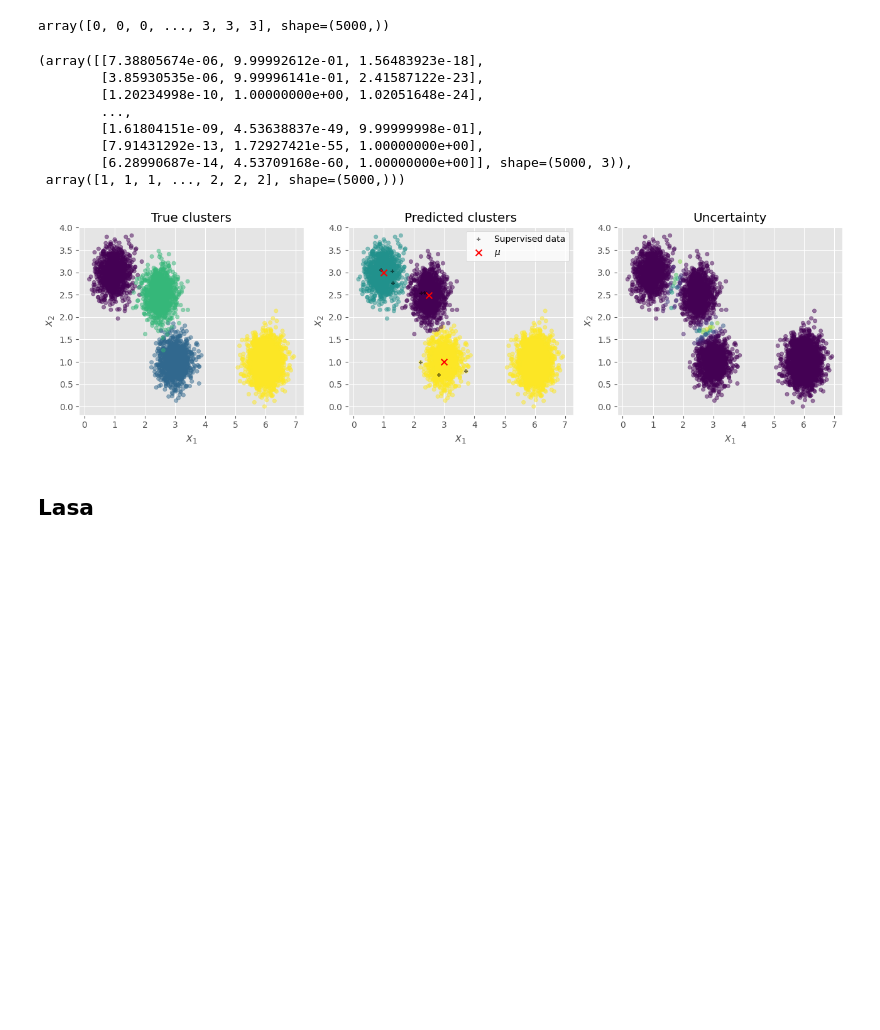
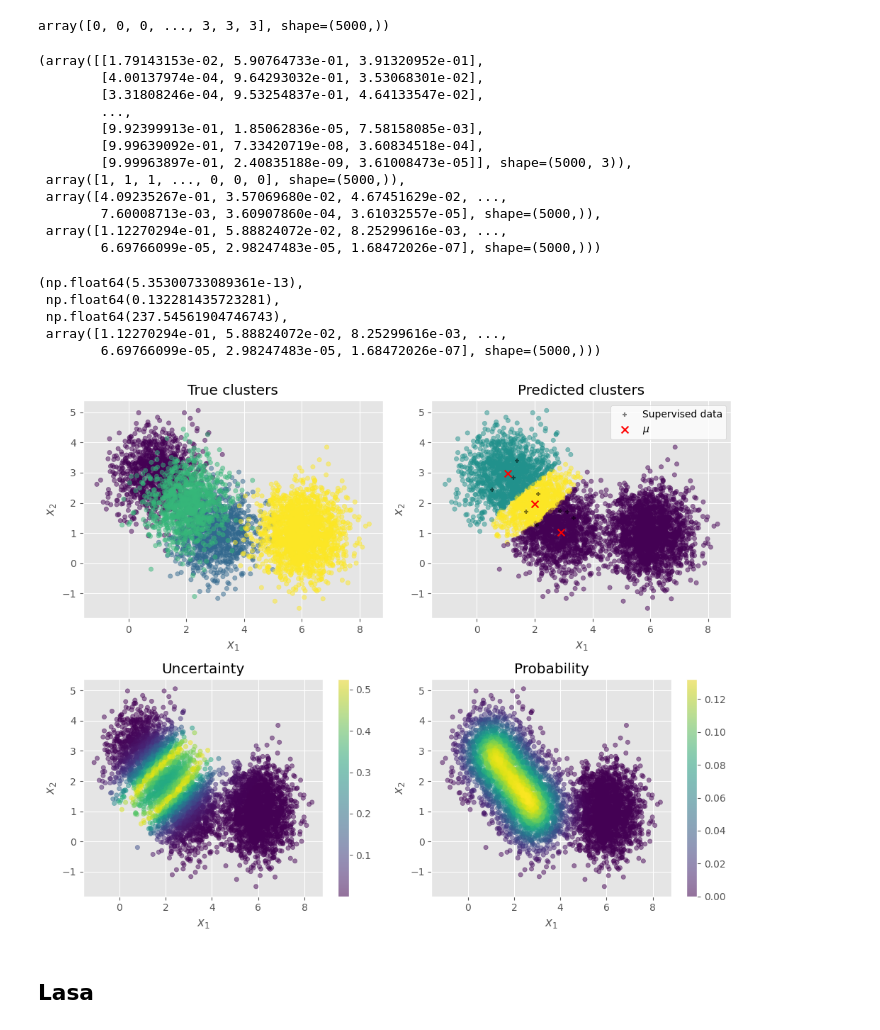
Before and after one commit to kir0ul/BayesClustering, a Jupyter notebook: GMM-semi-supervised.ipynb, the cells around one changed output. Saved outputs shown, nothing was run; the diff lists cells and outputs as text; code cells hidden in the pictures; blank space fills up the shorter version.

Commit message:
feat: compute global probability

```diff
--- a/GMM-semi-supervised.ipynb
+++ b/GMM-semi-supervised.ipynb
@@ -73,7 +73,7 @@ with plt.style.context("ggplot"):
     cmap = plt.colormaps["tab10"].colors
     fig, ax = plt.subplots()
     for idx in range(data.shape[0]):
-        ax.scatter(data[idx, :, 0], data[idx, :, 1], color=cmap[idx])
+        ax.scatter(data[idx, :, 0], data[idx, :, 1], color=cmap[idx], alpha=0.5)
     ax.set_xlabel(f"$x_1$")
     ax.set_ylabel(f"$x_2$")
     fig.tight_layout()
@@ -126,7 +126,10 @@ with plt.style.context("ggplot"):
     for idx in range(windows.shape[0]):
         for jdx in range(windows.shape[1]):
             ax.scatter(
-                windows[idx, jdx, :, 0], windows[idx, jdx, :, 1], color=cmap[idx]
+                windows[idx, jdx, :, 0],
+                windows[idx, jdx, :, 1],
+                color=cmap[idx],
+                alpha=0.5,
             )
     ax.set_xlabel(f"$x_1$")
     ax.set_ylabel(f"$x_2$")
@@ -550,6 +568,7 @@ mu, Sigma, gamma_resp, clust_labels_pred, pi_mixing_prior = run_EM(
     Y=Y,
     beta=beta,
     reg_coef=reg_coef,
+    tol=tol,
     seed=seed,
     allow_singular=False,
 )
@@ -802,23 +827,36 @@ labels_gt_concat
 # %% [output]
 array([0, 0, 0, ..., 3, 3, 3], shape=(5000,))
 # %%
-gamma_resp, labels_pred = predict(
+gamma_resp, labels_pred, uncertainty, proba = predict(
     U=feat_mat_concat.to_numpy(),
     pi_mixing_prior=pi_mixing_prior,
     mu=mu,
     Sigma=Sigma,
+    allow_singular=False,
     seed=seed,
 )
-gamma_resp, labels_pred
+gamma_resp, labels_pred, uncertainty, proba
 # %% [output]
-(array([[7.38805674e-06, 9.99992612e-01, 1.56483923e-18],
-        [3.85930535e-06, 9.99996141e-01, 2.41587122e-23],
-        [1.20234998e-10, 1.00000000e+00, 1.02051648e-24],
+(array([[1.79143153e-02, 5.90764733e-01, 3.91320952e-01],
+        [4.00137974e-04, 9.64293032e-01, 3.53068301e-02],
+        [3.31808246e-04, 9.53254837e-01, 4.64133547e-02],
         ...,
-        [1.61804151e-09, 4.53638837e-49, 9.99999998e-01],
-        [7.91431292e-13, 1.72927421e-55, 1.00000000e+00],
-        [6.28990687e-14, 4.53709168e-60, 1.00000000e+00]], shape=(5000, 3)),
- array([1, 1, 1, ..., 2, 2, 2], shape=(5000,)))
+        [9.92399913e-01, 1.85062836e-05, 7.58158085e-03],
+        [9.99639092e-01, 7.33420719e-08, 3.60834518e-04],
+        [9.99963897e-01, 2.40835188e-09, 3.61008473e-05]], shape=(5000, 3)),
+ array([1, 1, 1, ..., 0, 0, 0], shape=(5000,)),
+ array([4.09235267e-01, 3.57069680e-02, 4.67451629e-02, ...,
+        7.60008713e-03, 3.60907860e-04, 3.61032557e-05], shape=(5000,)),
+ array([1.12270294e-01, 5.88824072e-02, 8.25299616e-03, ...,
+        6.69766099e-05, 2.98247483e-05, 1.68472026e-07], shape=(5000,)))
+# %%
+proba.min(), proba.max(), proba.sum(), proba
+# %% [output]
+(np.float64(5.35300733089361e-13),
+ np.float64(0.132281435723281),
+ np.float64(237.54561904746743),
+ array([1.12270294e-01, 5.88824072e-02, 8.25299616e-03, ...,
+        6.69766099e-05, 2.98247483e-05, 1.68472026e-07], shape=(5000,)))
 # %%
 # # Transform data to first two principal components for plotting
 # pca = PCA(n_components=2)
@@ -826,55 +864,50 @@ gamma_resp, labels_pred
 # X_pca = pca.transform(feat_mat.to_numpy())
 # mu_pca = pca.transform(mu)
 
 U = feat_mat_concat.to_numpy()
-uncertainty = 1 - gamma_resp.max(axis=1)
+
 
 with plt.style.context("ggplot"):
-    fig, ax = plt.subplots(nrows=1, ncols=3, figsize=(13, 4))
-    ax[0].scatter(U[:, 0], U[:, 1], alpha=0.5, s=20, c=labels_gt_concat)
-    # ax[0].scatter(
-    #     X[:, 0],
-    #     X[:, 1],
-    #     marker="+",
-    #     c="k",
-    #     alpha=0.5,
-    #     s=20,
-    #     label="Supervised data",
-    # )
-    ax[0].set_title("True clusters")
-    ax[1].scatter(U[:, 0], U[:, 1], alpha=0.5, s=20, c=labels_pred)
-    ax[1].scatter(
+    fig, ax = plt.subplots(nrows=2, ncols=2, figsize=(10, 8))
+    ax[0, 0].scatter(U[:, 0], U[:, 1], alpha=0.5, s=20, c=labels_gt_concat)
+    ax[0, 0].set_title("True clusters")
+    ax[0, 1].scatter(U[:, 0], U[:, 1], alpha=0.5, s=20, c=labels_pred)
+    ax[0, 1].scatter(
         X[:, 0],
         X[:, 1],
         marker="+",
         c="k",
         alpha=0.5,
         s=20,
         label="Supervised data",
     )
-    ax[1].scatter(
+    ax[0, 1].scatter(
         mu[:, 0],
         mu[:, 1],
         marker="x",
         c="r",
         alpha=1,
         s=50,
         label=r"$\mu$",
     )
-    ax[1].set_title("Predicted clusters")
-    ax[2].scatter(U[:, 0], U[:, 1], alpha=0.5, s=20, c=uncertainty)
-    ax[2].set_title("Uncertainty")
-    for axi in ax:
+    ax[0, 1].set_title("Predicted clusters")
+    scat_u = ax[1, 0].scatter(U[:, 0], U[:, 1], alpha=0.5, s=20, c=uncertainty)
+    ax[1, 0].set_title("Uncertainty")
+    fig.colorbar(scat_u, ax=ax[1, 0])
+    scat_p = ax[1, 1].scatter(U[:, 0], U[:, 1], alpha=0.5, s=20, c=proba)
+    ax[1, 1].set_title("Probability")
+    fig.colorbar(scat_p, ax=ax[1, 1])
+    for axi in ax.flatten():
         # axi.set_xlabel("PC 1")
         # axi.set_ylabel("PC 2")
         axi.set_xlabel(f"$x_1$")
         axi.set_ylabel(f"$x_2$")
     # for axi in ax[:2]:
-    ax[1].legend(loc="best", facecolor="white")
+    ax[0, 1].legend(loc="best", facecolor="white")
     fig.tight_layout()
     plt.show()
 # %% [output]
-[figure, old version]
+[figure, new version]
 # %%
 # from tslearn.preprocessing import TimeSeriesScalerMeanVariance
 # from tslearn.clustering import TimeSeriesKMeans
```
Also changed, not shown: parts of 31 cells of this notebook, 1 other file.
